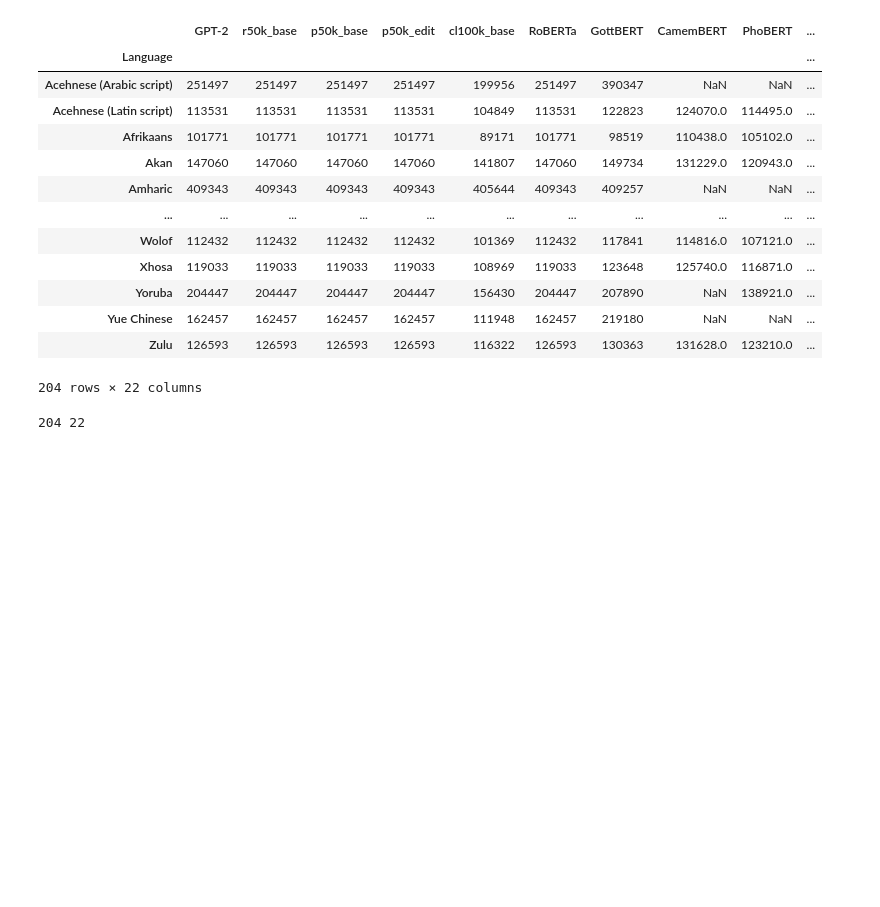
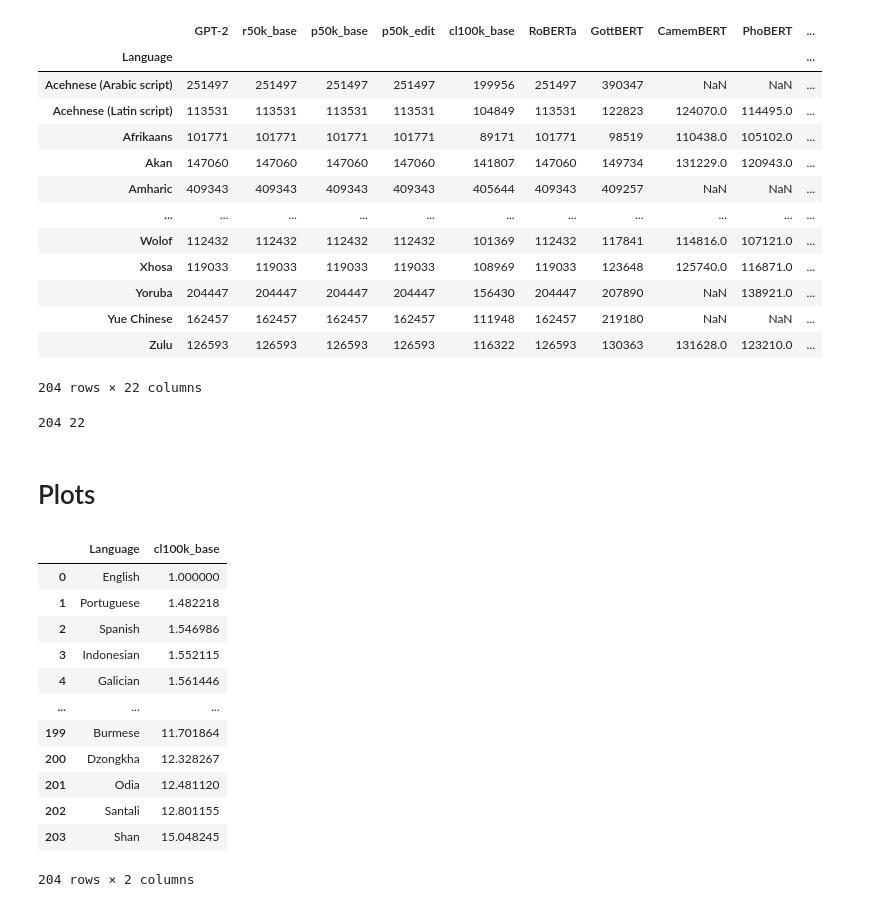
Before and after one commit to AleksandarPetrov/tokenization-fairness, a Jupyter notebook: prepare_tables.ipynb, the cells around one changed output. Drawn from its saved outputs; the diff is of its cells as text; code cells hidden in the pictures; blank space fills up the shorter version.

```diff
--- a/prepare_tables.ipynb
+++ b/prepare_tables.ipynb
@@ -76,3 +76,22 @@ df.iloc[68:136, :11].applymap(format_number).to_csv("to_print_3.csv")
 df.iloc[68:136, 11:].applymap(format_number).to_csv("to_print_4.csv")
 df.iloc[136:, :11].applymap(format_number).to_csv("to_print_5.csv")
 df.iloc[136:, 11:].applymap(format_number).to_csv("to_print_6.csv")
+# %% [markdown]
+# Plots
+# %%
+name = "cl100k_base"
+df[name].reindex(df[name].sort_values().index).reset_index()
+# %% [output]
+|  | Language | cl100k_base |
+| 0 | English | 1.000000 |
+| 1 | Portuguese | 1.482218 |
+| 2 | Spanish | 1.546986 |
+| 3 | Indonesian | 1.552115 |
+| 4 | Galician | 1.561446 |
+| ... | ... | ... |
+| 199 | Burmese | 11.701864 |
+| 200 | Dzongkha | 12.328267 |
+| 201 | Odia | 12.481120 |
+| 202 | Santali | 12.801155 |
+| 203 | Shan | 15.048245 |
+204 rows × 2 columns
```
Also changed, not shown: parts of 1 cell of this notebook, 2 other files.
